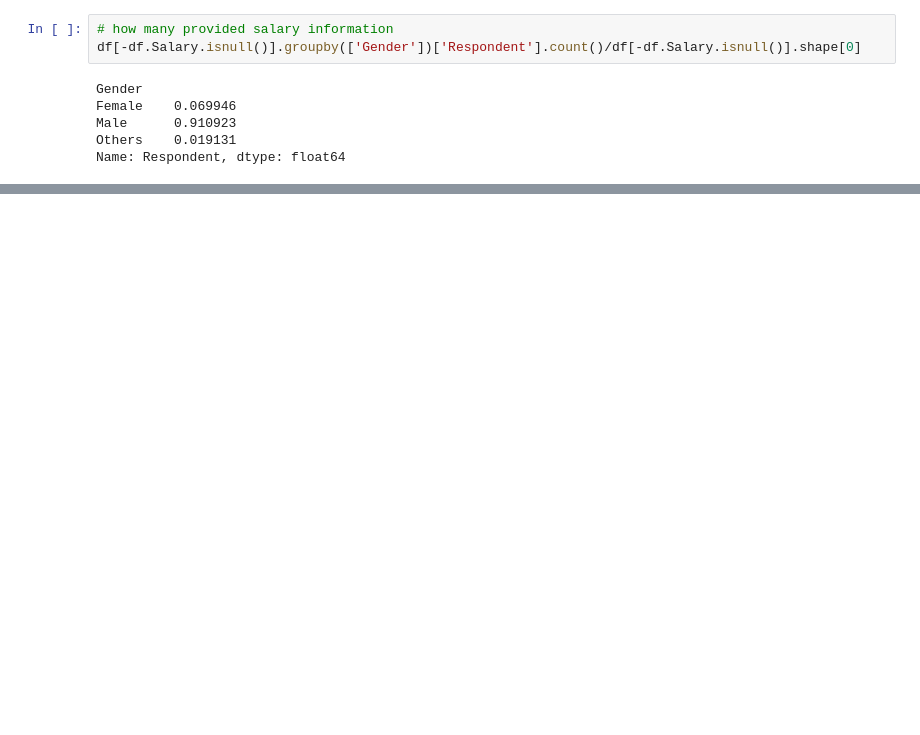
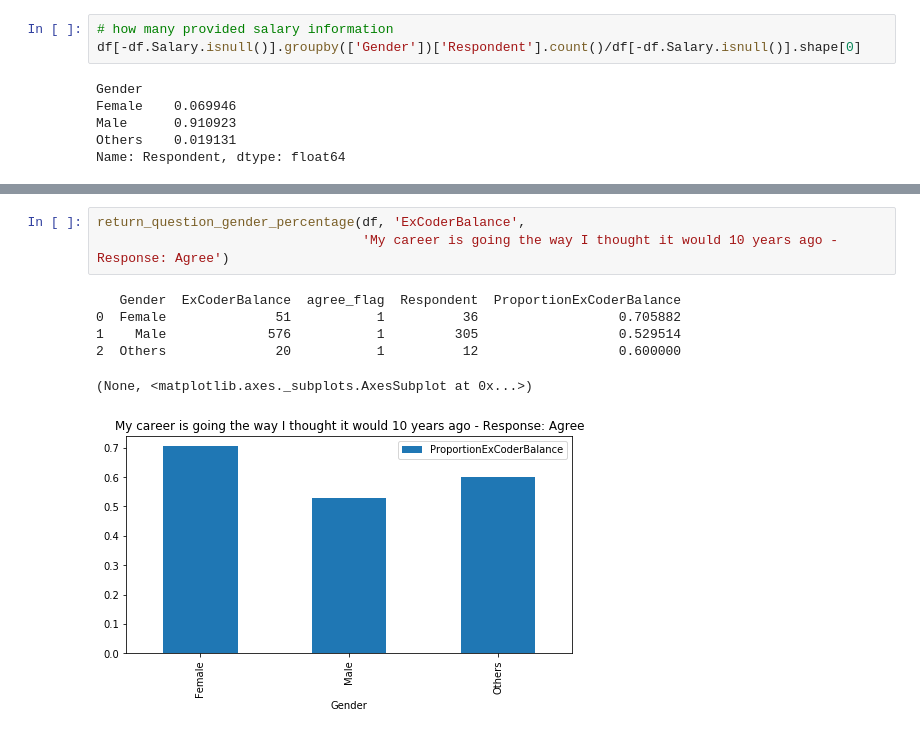
Before and after one commit to marcelajanowska/Stack_Overflow_Survey_Results_Analysis, a Jupyter notebook: Stack Overflow Survey Results Analysis.ipynb, the cells around one changed output, grey strips where cells are left out. Cells and saved outputs as stored; diff of their text form; blank space fills up the shorter version.

```diff
--- a/Stack Overflow Survey Results Analysis.ipynb
+++ b/Stack Overflow Survey Results Analysis.ipynb
@@ -383,0 +303,10 @@ df_CS.groupby(['Gender', 'EmploymentStatus'])['Respondent'].count().plot()
+# %%
+return_question_gender_percentage(df, 'ExCoderBalance',
+                                  'My career is going the way I thought it would 10 years ago - Response: Agree')
+# %% [output]
+   Gender  ExCoderBalance  agree_flag  Respondent  ProportionExCoderBalance
+0  Female              51           1          36                  0.705882
+1    Male             576           1         305                  0.529514
+2  Others              20           1          12                  0.600000
+(None, <matplotlib.axes._subplots.AxesSubplot at 0x...>)
+[figure, added]
```
Also changed, not shown: parts of 38 cells of this notebook.
